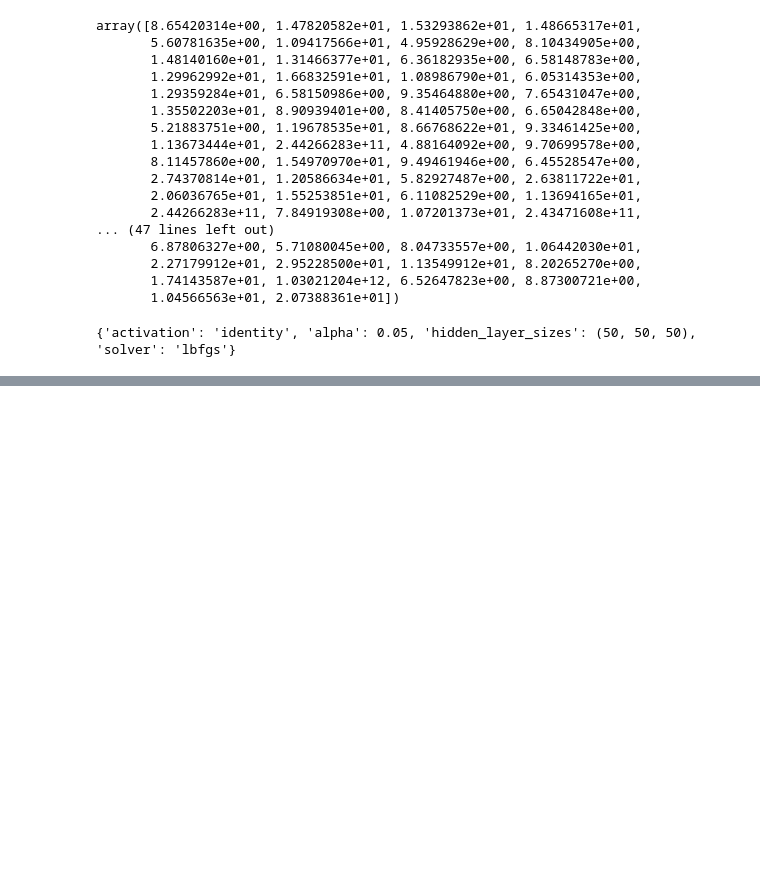
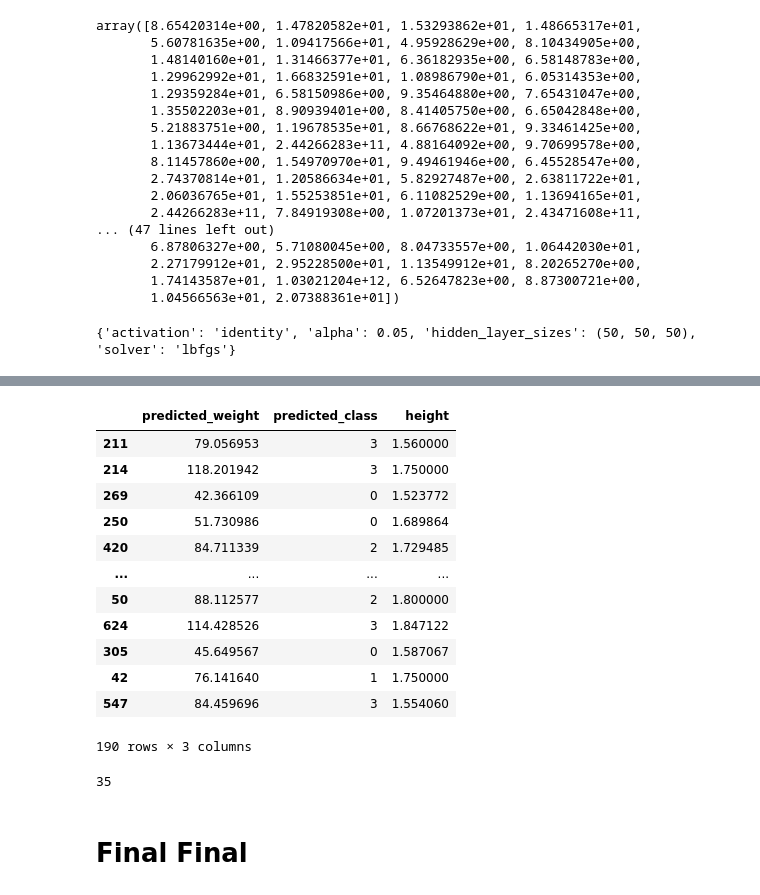
Before and after one commit to SimonLegendrre/LELEC2870_ML_Project1, a Jupyter notebook: project.ipynb, the cells around one changed output, grey strips where cells are left out. Cells and saved outputs as stored; diff of their text form; code cells hidden in the pictures; blank space fills up the shorter version.

```diff
--- a/project.ipynb
+++ b/project.ipynb
@@ -1324,0 +1387,14 @@ print(best_mlp.score(X_test, y_test))
+# %%
+# Prediction class
+b= {'subsample': 0.56, 'n_estimators': 460, 'max_depth': 65, 'learning_rate': 0.05}
+X_train, X_test, bmi_train, bmi_test = train_test_split(X_res, bmi_res, test_size=0.3, shuffle=True)
+
+model = GradientBoostingClassifier(**b).fit(X_train,bmi_train)
+# %%
+# TRAIN TEST
+X_train, X_test, y_train, y_test, h_train, h_test = train_test_regression(X_res, y_res, h_res)
+# %%
+predicted_weight = MLPReg.predict(X_test)
+predicted_class = model.predict(X_test)
+# %%
+X_train, X_test, y_train, y_test, h_train, h_test = train_test_regression(X_res, y_res, h_res)
@@ -1324,0 +1438,28 @@ print(best_mlp.score(X_test, y_test))
+# %%
+df = pd.DataFrame({'predicted_weight':predicted_weight, 'predicted_class':predicted_class, "height" : h_test})
+df
+# %% [output]
+|  | predicted_weight | predicted_class | height |
+| 211 | 79.056953 | 3 | 1.560000 |
+| 214 | 118.201942 | 3 | 1.750000 |
+| 269 | 42.366109 | 0 | 1.523772 |
+| 250 | 51.730986 | 0 | 1.689864 |
+| 420 | 84.711339 | 2 | 1.729485 |
+| ... | ... | ... | ... |
+| 50 | 88.112577 | 2 | 1.800000 |
+| 624 | 114.428526 | 3 | 1.847122 |
+| 305 | 45.649567 | 0 | 1.587067 |
+| 42 | 76.141640 | 1 | 1.750000 |
+| 547 | 84.459696 | 3 | 1.554060 |
+190 rows × 3 columns
+# %%
+result = 0
+for i in range(len(df)) :
+    if(df["predicted_class"].iloc[i] != predicted_bmi_cat.iloc[i] ):
+        result +=1
+
+print(result)
+# %% [output]
+35
+# %% [markdown]
+# Final Final
```
Also changed, not shown: parts of 23 cells of this notebook, 3 other files.
